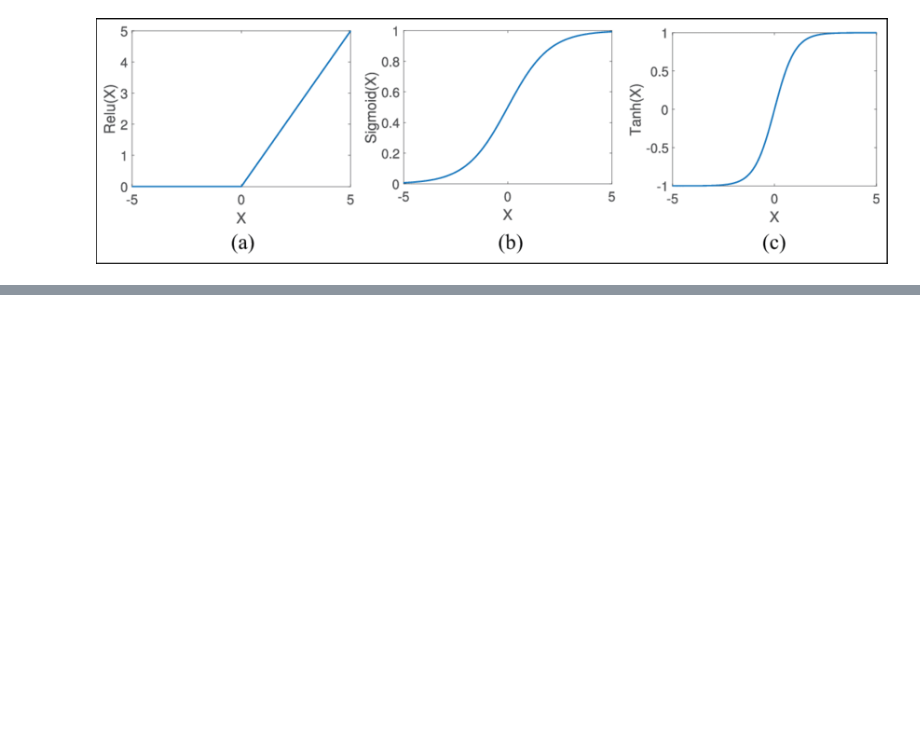
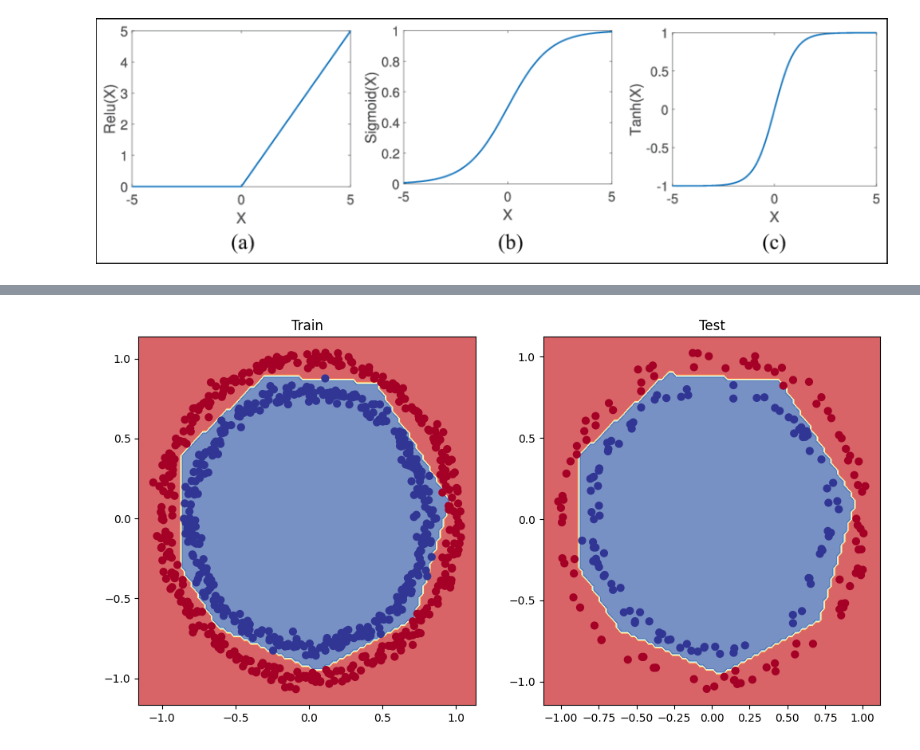
Before and after one commit to sinhadeepak1115/tensorflow-deep-learning, a Jupyter notebook: ML_02_.ipynb, the cells around one changed output, grey strips where cells are left out. Cells and saved outputs as stored; diff of their text form; code cells hidden in the pictures; blank space fills up the shorter version.

```diff
--- a/ML_02_.ipynb
+++ b/ML_02_.ipynb
@@ -466,3 +464,9 @@ array([4.5397872e-05, 1.2339458e-04, 3.3535014e-04, 9.1105117e-04,
        8.8079703e-01, 9.5257413e-01, 9.8201376e-01, 9.9330717e-01,
        9.9752742e-01, 9.9908900e-01, 9.9966466e-01, 9.9987662e-01],
       dtype=float32)>
+# %%
+X_train, y_train = X[:800], y[:800] # 80% of the data for the training set
+X_test, y_test = X[800:], y[800:] # 20% of the data for the test set
+
+# Check the shapes of the data
+X_train.shape, X_test.shape # 800 examples in the training set, 200 examples in the test set
@@ -504,0 +537,18 @@ plt.show()
+# %%
+# Set the random seed
+tf.random.set_seed(42)
+
+# Create the model
+model_10 = tf.keras.Sequential([
+  tf.keras.layers.Dense(4, activation="relu"),
+  tf.keras.layers.Dense(4, activation="relu"),
+  tf.keras.layers.Dense(1, activation="sigmoid")
+])
+
+# Compile the model with the ideal learning rate
+model_10.compile(loss="binary_crossentropy",
+                optimizer=tf.keras.optimizers.Adam(lr=0.02), # to adjust the learning rate, you need to use tf.keras.optimizers.Adam (not "adam")
+                metrics=["accuracy"])
+
+# Fit the model for 20 epochs (5 less than before)
+history = model_10.fit(X_train, y_train, epochs=200)
@@ -504,0 +574,10 @@ plt.show()
+# %%
+plt.figure(figsize=(12, 6))
+plt.subplot(1, 2, 1)
+plt.title("Train")
+plot_decision_boundary(model_10, X=X_train, y=y_train)
+plt.subplot(1, 2, 2)
+plt.title("Test")
+plot_decision_boundary(model_10, X=X_test, y=y_test)
+plt.show()
+# %% [output]
@@ -504,0 +588 @@ plt.show()
+[figure, added]
```
Also changed, not shown: parts of 39 cells of this notebook.
